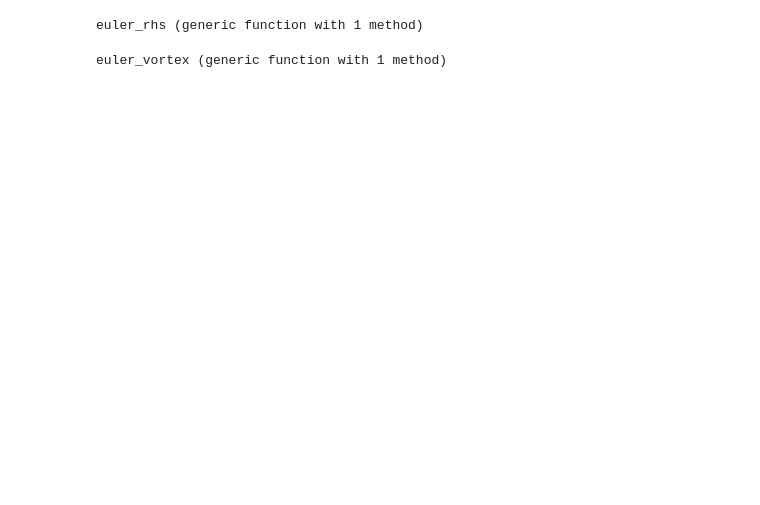
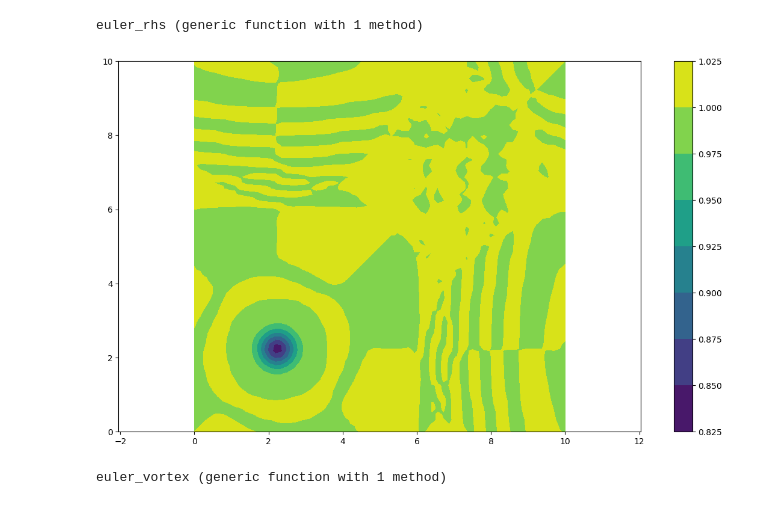
Before and after one commit to aledha/math228b, a Jupyter notebook: Problem sets/PS2/ps2.ipynb, the cells around one changed output. Saved outputs shown, nothing was run; the diff lists cells and outputs as text; code cells hidden in the pictures; blank space fills up the shorter version.

```diff
--- a/Problem sets/PS2/ps2.ipynb
+++ b/Problem sets/PS2/ps2.ipynb
@@ -13,7 +13,7 @@ function euler_fluxes(r, ru, rv, rE)
     FrEx = @. ru * (rE + p) / r
     FrEy = @. rv * (rE + p) / r
 
-    Frx, Fry, Frux, Fruy, Frvx, Frvy, FrEx, FrEy
+    return Frx, Fry, Frux, Fruy, Frvx, Frvy, FrEx, FrEy
 end
 # %% [output]
 euler_fluxes (generic function with 1 method)
@@ -117,6 +133,3 @@ gcf()
-# %%
-Frx, Fry, Frux, Fruy, Frvx, Frvy, FrEx, FrEy =  euler_fluxes(r, ru, rv, rE)
-divF = compact_div(Fx, Fy, h)
 # %%
 function euler_rhs(r, ru, rv, rE, h)
     Frx, Fry, Frux, Fruy, Frvx, Frvy, FrEx, FrEy =  euler_fluxes(r, ru, rv, rE)
@@ -130,12 +143,57 @@ function euler_rhs(r, ru, rv, rE, h)
 end
 # %% [output]
 euler_rhs (generic function with 1 method)
-# %%
-function euler_rk4step(r, ru, rv, rE, h, k, alpha)
-    fr, fru, frv, frE = euler_rhs(r, ru, rv, rE, h)
-
-
-    return r, ru, rv, rE
+# %%
+function euler_rk4step(r, ru, rv, rE, h, k, alpha)
+
+    yn = [r, ru, rv, rE]
+    k1 = euler_rhs(yn..., h)
+    k2 = euler_rhs((yn .+ (k/2 .* k1))..., h)
+    k3 = euler_rhs((yn .+ (k/2 .* k2))..., h)
+    k4 = euler_rhs((yn .+ (k .* k3))..., h)
+
+    ynp1 = @. yn + k*(k1 + 2*k2 + 2*k3 + k4)/6
+
+    ynp1 = compact_filter.(ynp1, alpha)
+
+    return ynp1
+end
+
+function test_euler_rk4step()
+    N = 64
+    h = 10 / N
+    s = 0:h:10
+    x = repeat(s, 1, length(s))
+    y = Matrix(x')
+
+    k = 0.3 * h
+
+    M = ceil(Int64, 5sqrt(2)/k)
+    k = 5sqrt(2) / M
+
+
+    pars = [0.5, 1, 0.5, pi/4, 2.5, 2.5]
+
+    r0, ru0, rv0, rE0 = euler_vortex(x, y, 0, pars)
+
+    r, ru, rv, rE = euler_rk4step(r0, ru0, rv0, rE0, h, k, 0.25)
+    r, ru, rv, rE = euler_rk4step(r, ru, rv, rE, h, k, 0.25)
+    r, ru, rv, rE = euler_rk4step(r, ru, rv, rE, h, k, 0.25)
+    r, ru, rv, rE = euler_rk4step(r, ru, rv, rE, h, k, 0.25)
+    r, ru, rv, rE = euler_rk4step(r, ru, rv, rE, h, k, 0.25)
+    r, ru, rv, rE = euler_rk4step(r, ru, rv, rE, h, k, 0.25)
+    r, ru, rv, rE = euler_rk4step(r, ru, rv, rE, h, k, 0.25)
+    r, ru, rv, rE = euler_rk4step(r, ru, rv, rE, h, k, 0.25)
+    clf()
+    contourf(x, y, r)
+    axis("equal")
+    colorbar()
+    gcf()
+end
+
+test_euler_rk4step()
+# %% [output]
+[figure, added]
 # %%
 function euler_vortex(x, y, time, pars)
     γ  = 1.4
```
Also changed, not shown: parts of 9 cells of this notebook.
